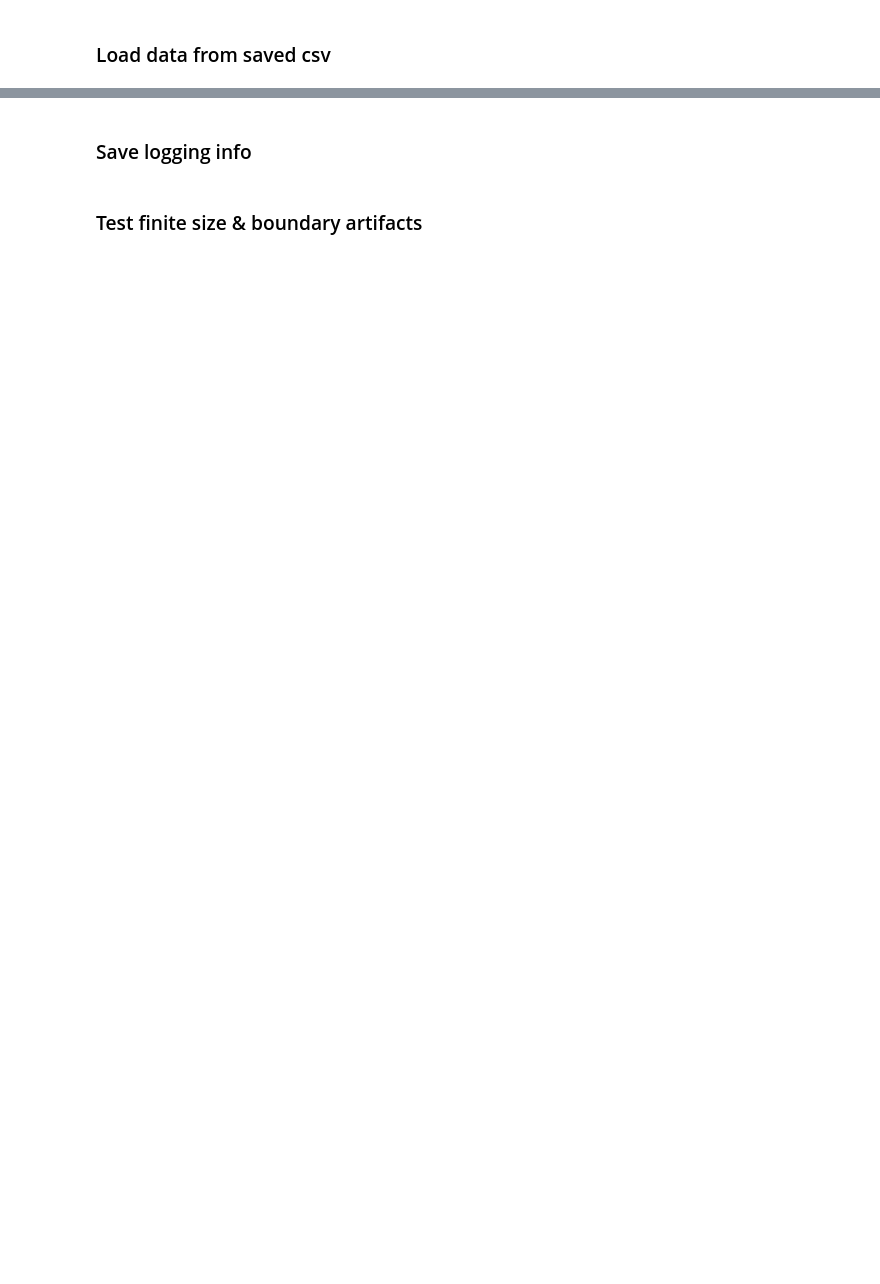
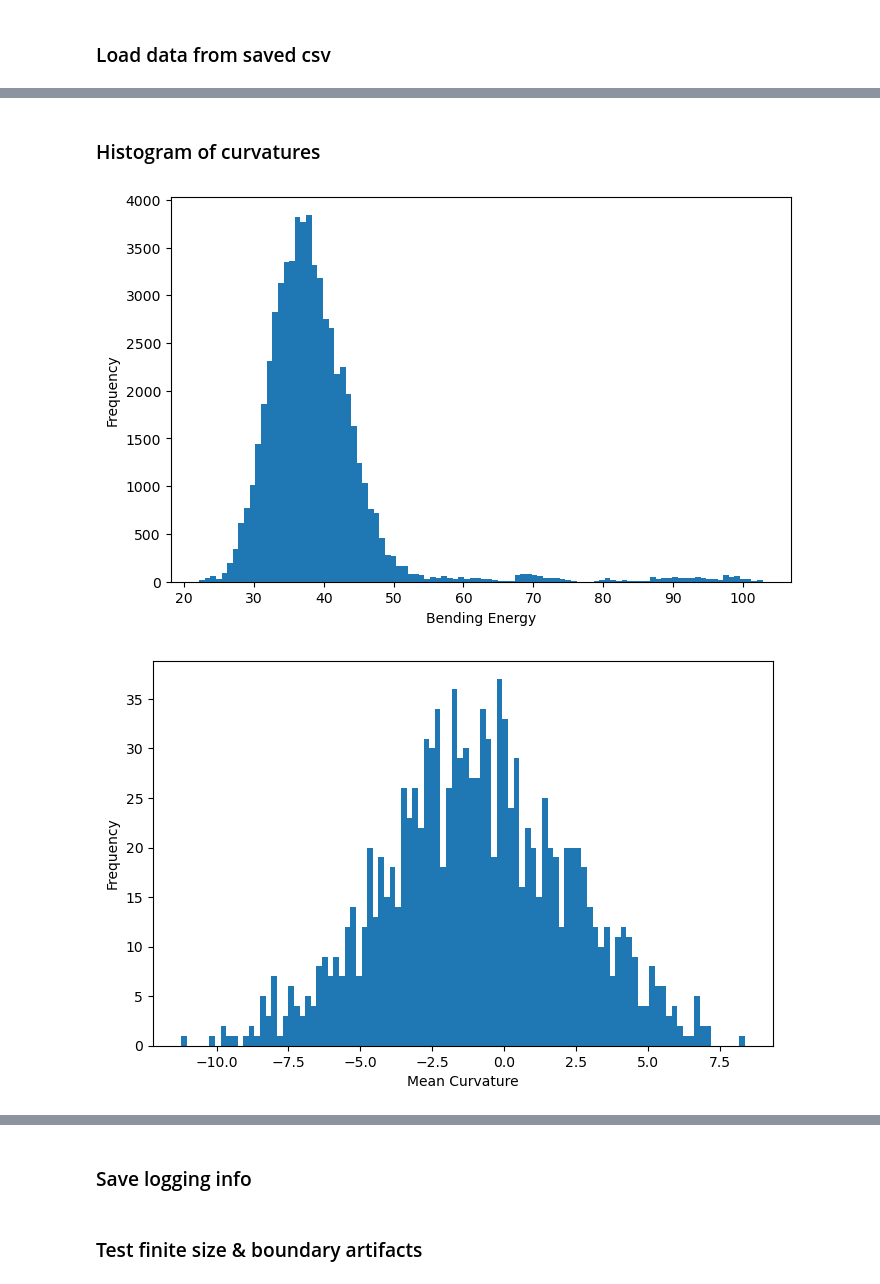
Before and after one commit to ralph-holden/mem_curve, a Jupyter notebook: gen_membrane/gen_mem.ipynb, the cells around one changed output, grey strips where cells are left out. Cells and saved outputs as stored; diff of their text form; code cells hidden in the pictures; blank space fills up the shorter version.

```diff
--- a/gen_membrane/gen_mem.ipynb
+++ b/gen_membrane/gen_mem.ipynb
@@ -217,0 +208,36 @@ Excess area:           39 +- 2
+# %% [markdown]
+### Histogram of curvatures
+# %%
+plt.figure(figsize=[8,5])
+plt.ylabel('Frequency')
+plt.xlabel('Bending Energy')
+plt.hist(energy_lst, bins=100)
+plt.savefig(f'./{save_dir}/Helfrich_bin.pdf')
+plt.show()
+
+plt.figure(figsize=[8,5])
+plt.ylabel('Frequency')
+plt.xlabel('Mean Curvature')
+plt.hist(H_lst, bins=100)
+plt.savefig(f'./{save_dir}/mean_bin.pdf')
+plt.show()
+
+plt.figure(figsize=[8,5])
+plt.ylabel('Frequency')
+plt.xlabel('Gaussian Curvature')
+plt.hist(K_lst, bins=100)
+plt.savefig(f'./{save_dir}/Gaussian_bin.pdf')
+plt.show()
+
+plt.figure(figsize=[8,5])
+plt.ylabel('Frequency')
+plt.xlabel('Surface Area')
+plt.hist(dA_lst, bins=100)
+#plt.vlines(sa_start, ymin=0, )
+plt.axvline(sa_start, color='black', linestyle='--', label=f'Modal Surface Area')
+plt.legend(loc='best')
+plt.savefig(f'./{save_dir}/surfacearea_bin.pdf')
+plt.show()
+# %% [output]
+[figure, added]
+[figure, added]
```
Also changed, not shown: parts of 59 cells of this notebook, 1 other file.
